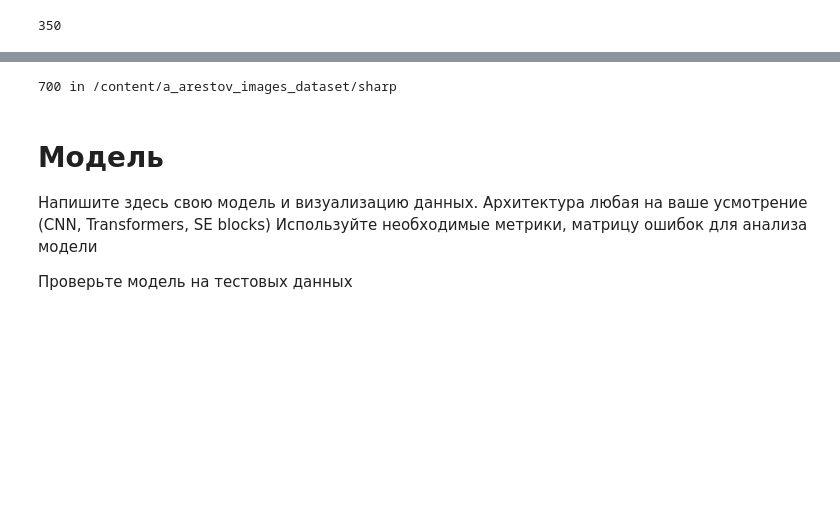
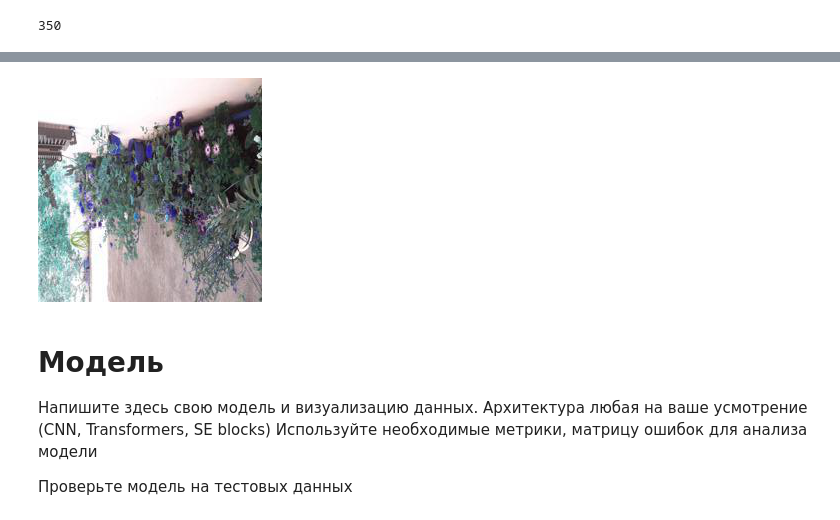
Before and after one commit to specialo0/multioutput-multiclass, a Jupyter notebook: multinet blur_torch_sharp.ipynb, the cells around one changed output, grey strips where cells are left out. Saved outputs shown, nothing was run; the diff lists cells and outputs as text; code cells hidden in the pictures; blank space fills up the shorter version.

```diff
--- a/multinet blur_torch_sharp.ipynb
+++ b/multinet blur_torch_sharp.ipynb
@@ -244 +311,5 @@ Share the sample with sharp RGB images:
+# %%
+img222.rotate(90).show()
+# %% [output]
+[figure, added]
 # %%
@@ -253,7 +326,3 @@ for i, file_name in enumerate(tqdm(os.listdir(source_dir))):
-# %%
-print(str(len(os.listdir(source_dir))) + ' in ' + source_dir)
-# %% [output]
-700 in /content/a_arestov_images_dataset/sharp
 # %% [markdown]
 # Модель
 Напишите здесь свою модель и визуализацию данных.
```
Also changed, not shown: parts of 34 cells of this notebook.
